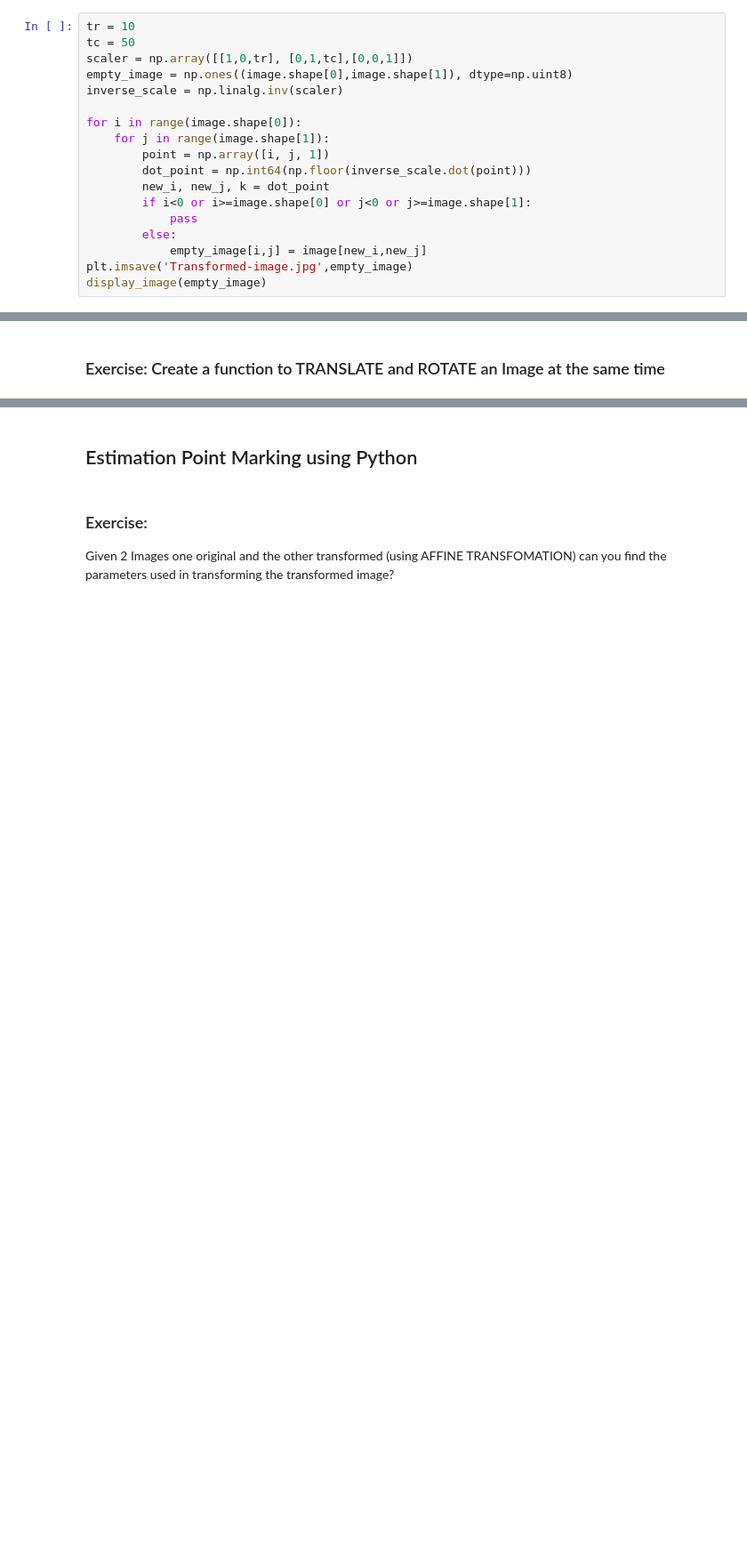
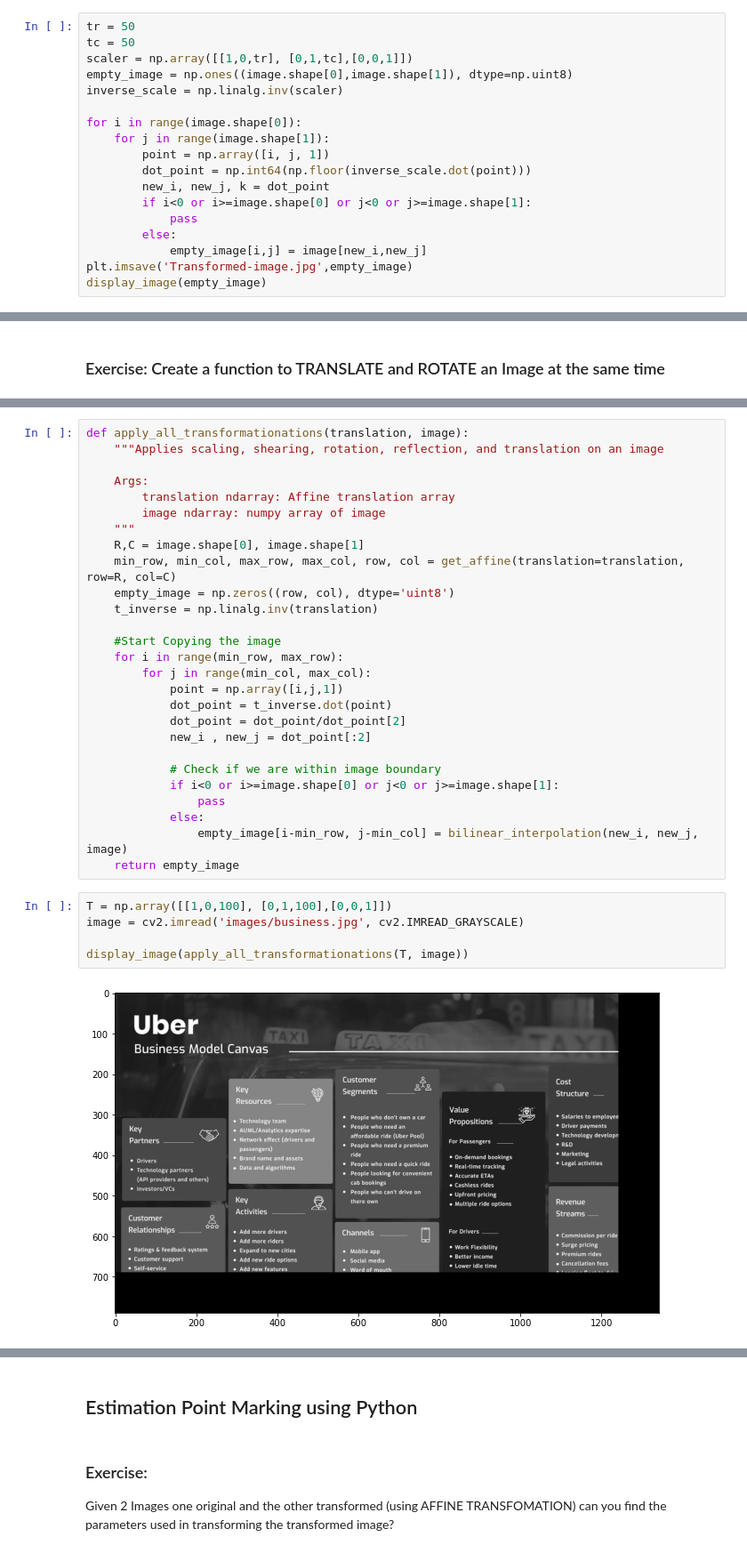
Before and after one commit to anice1/Intro-to-CV, a Jupyter notebook: Geometric-Transformation.ipynb, the cells around one changed output, grey strips where cells are left out. Shown at 89% size. Drawn from its saved outputs; the diff is of its cells as text; blank space fills up the shorter version.

Commit message:
Implemented Affine Estimation

```diff
--- a/Geometric-Transformation.ipynb
+++ b/Geometric-Transformation.ipynb
@@ -438,7 +424,7 @@ transform(scale, image)
 # %% [markdown]
 ### Translation transformation algorithm
 # %%
-tr = 10
+tr = 50
 tc = 50
 scaler = np.array([[1,0,tr], [0,1,tc],[0,0,1]])
 empty_image = np.ones((image.shape[0],image.shape[1]), dtype=np.uint8)
@@ -505,0 +470,34 @@ rotate_and_translate(np.array([[2,0,1], [0,1,1],[0,0,1]]), image, rotation_angle
+# %%
+def apply_all_transformationations(translation, image):
+    """Applies scaling, shearing, rotation, reflection, and translation on an image
+
+    Args:
+        translation ndarray: Affine translation array
+        image ndarray: numpy array of image
+    """
+    R,C = image.shape[0], image.shape[1]
+    min_row, min_col, max_row, max_col, row, col = get_affine(translation=translation, row=R, col=C)
+    empty_image = np.zeros((row, col), dtype='uint8')
+    t_inverse = np.linalg.inv(translation)
+
+    #Start Copying the image
+    for i in range(min_row, max_row):
+        for j in range(min_col, max_col):
+            point = np.array([i,j,1])
+            dot_point = t_inverse.dot(point)
+            dot_point = dot_point/dot_point[2]
+            new_i , new_j = dot_point[:2]
+
+            # Check if we are within image boundary
+            if i<0 or i>=image.shape[0] or j<0 or j>=image.shape[1]:
+                pass
+            else:
+                empty_image[i-min_row, j-min_col] = bilinear_interpolation(new_i, new_j, image)
+    return empty_image
+# %%
+T = np.array([[1,0,100], [0,1,100],[0,0,1]])
+image = cv2.imread('images/business.jpg', cv2.IMREAD_GRAYSCALE)
+
+display_image(apply_all_transformationations(T, image))
+# %% [output]
+[figure, added]
```
Also changed, not shown: parts of 30 cells of this notebook, 2 other files.
